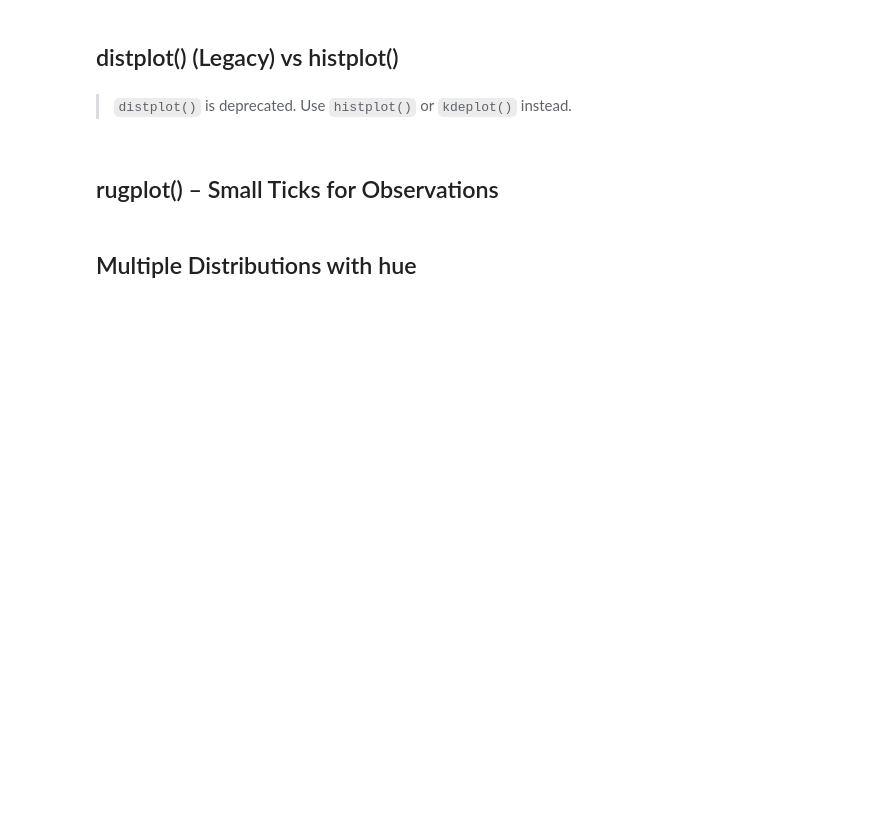
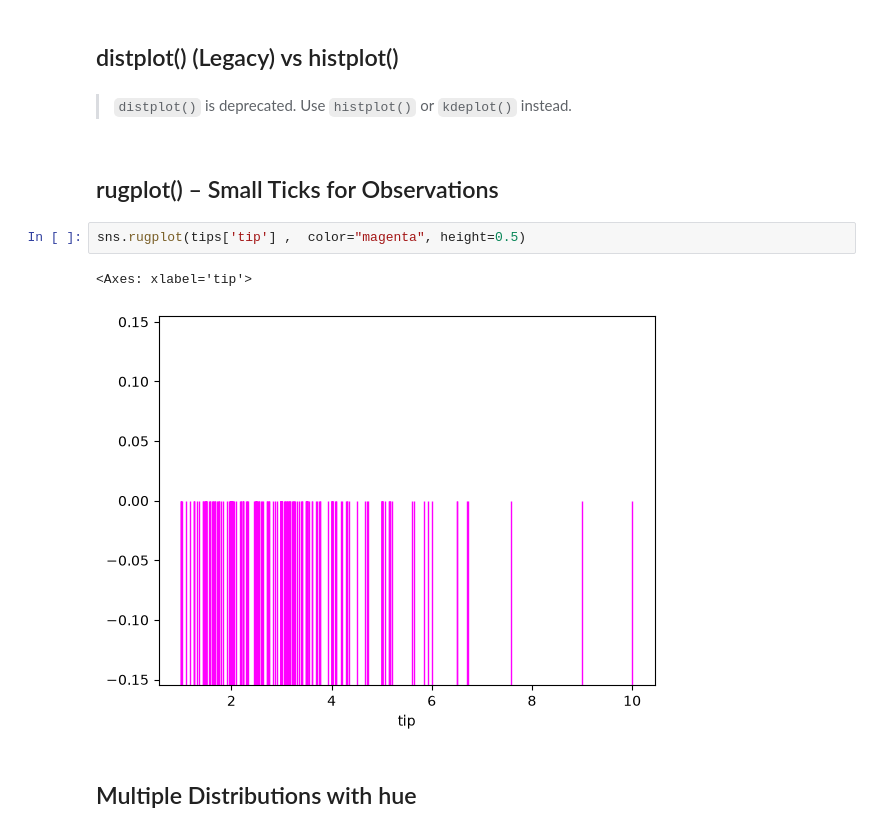
Before and after one commit to DhruvPanchal0312/Data-Science-and-Analysis-With-GenAI, a Jupyter notebook: SEABORN/Seaborn_class3.ipynb, the cells around one changed output. Cells and saved outputs as stored; diff of their text form; blank space fills up the shorter version.

```diff
--- a/SEABORN/Seaborn_class3.ipynb
+++ b/SEABORN/Seaborn_class3.ipynb
@@ -21,5 +60,10 @@ Seaborn offers:
 > Use `histplot()` or `kdeplot()` instead.
 # %% [markdown]
 ## rugplot() – Small Ticks for Observations
+# %%
+sns.rugplot(tips['tip'] ,  color="magenta", height=0.5)
+# %% [output]
+<Axes: xlabel='tip'>
+[figure, added]
 # %% [markdown]
 ## Multiple Distributions with hue
```
Also changed, not shown: parts of 6 cells of this notebook, 1 other file.
